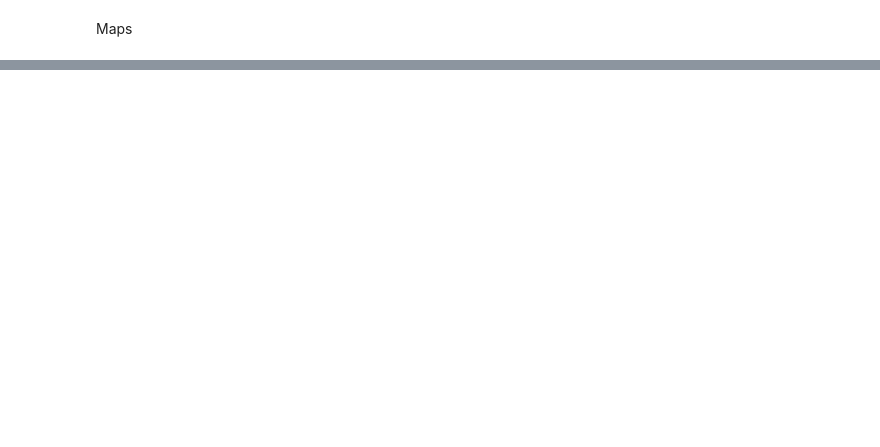
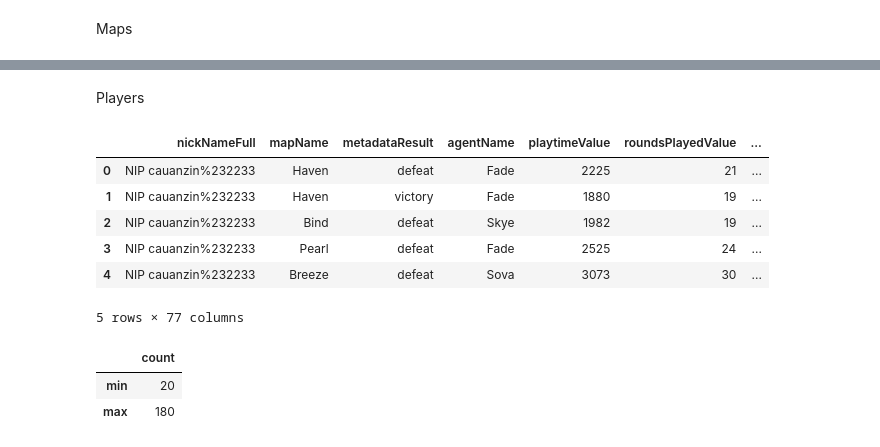
Before and after one commit to aalvestech/tcc_valorant_analysis, a Jupyter notebook: notebooks/notebook_tratamento_dados.ipynb, the cells around one changed output, grey strips where cells are left out. Cells and saved outputs as stored; diff of their text form; code cells hidden in the pictures; blank space fills up the shorter version.

```diff
--- a/notebooks/notebook_tratamento_dados.ipynb
+++ b/notebooks/notebook_tratamento_dados.ipynb
@@ -188,0 +416,34 @@ fig.show()
+# %% [markdown]
+Players
+# %%
+players_info = df_matches_abt[[
+                                'nickNameFull','mapName', 'metadataResult', 'agentName',
+                                'playtimeValue', 'roundsPlayedValue', 'roundsDisconnectedValue', 'placementValue',
+                                'scoreValue', 'killsValue', 'deathsValue', 'assistsValue', 'damageValue', 'damageReceivedValue',
+                                'headshotsValue', 'grenadeCastsValue',	'grenadeCastsDisplayValue',
+                                'ability1CastsValue', 'ability1CastsDisplayValue', 'ability2CastsValue',
+                                'ability2CastsDisplayValue', 'ultimateCastsValue', 'ultimateCastsDisplayValue',
+                                'dealtHeadshotsValue', 'dealtHeadshotsDisplayValue',
+                                'dealtBodyshotsValue', 'dealtBodyshotsDisplayValue',  'dealtLegshotsValue', 'dealtLegshotsDisplayValue',
+                                'econRatingValue', 'econRatingDisplayValue', 'suicidesValue',
+                                'suicidesDisplayValue', 'revivedValue', 'revivedDisplayValue', 'firstBloodsValue', 'firstBloodsDisplayValue',
+                                'firstDeathsValue', 'firstDeathsDisplayValue', 'lastDeathsValue', 'lastDeathsDisplayValue',
+                                'survivedValue', 'survivedDisplayValue', 'tradedValue', 'tradedDisplayValue',
+                                'kastedValue', 'kastedDisplayValue', 'kASTValue', 'kASTDisplayValue', 'flawlessValue',
+                                'flawlessDisplayValue',	'thriftyValue',	'thriftyDisplayValue', 'acesValue', 'acesDisplayValue',
+                                'teamAcesValue',	'teamAcesDisplayValue',	'clutchesValue', 'clutchesDisplayValue',
+                                'clutchesLostValue', 'clutchesLostDisplayValue', 'plantsValue', 'plantsDisplayValue', 'defusesValue',
+                                'defusesDisplayValue', 'kdRatioValue', 'kdRatioDisplayValue', 'scorePerRoundValue', 'scorePerRoundDisplayValue',
+                                'damagePerRoundValue', 'damagePerRoundDisplayValue', 'headshotsPercentageValue',
+                                'headshotsPercentageDisplayValue',	'leaderboardRank',	'competitiveTier',	'rankedRating',	'server'
+]]
+
+players_info.head()
+# %% [output]
+|  | nickNameFull | mapName | metadataResult | agentName | playtimeValue | roundsPlayedValue | ... |
+| 0 | NIP cauanzin%232233 | Haven | defeat | Fade | 2225 | 21 | ... |
+| 1 | NIP cauanzin%232233 | Haven | victory | Fade | 1880 | 19 | ... |
+| 2 | NIP cauanzin%232233 | Bind | defeat | Skye | 1982 | 19 | ... |
+| 3 | NIP cauanzin%232233 | Pearl | defeat | Fade | 2525 | 24 | ... |
+| 4 | NIP cauanzin%232233 | Breeze | defeat | Sova | 3073 | 30 | ... |
+5 rows × 77 columns
@@ -188,0 +456,6 @@ fig.show()
+# %%
+players_match_qtd[['count']].agg(['min','max'])
+# %% [output]
+|  | count |
+| min | 20 |
+| max | 180 |
```
Also changed, not shown: parts of 42 cells of this notebook.
